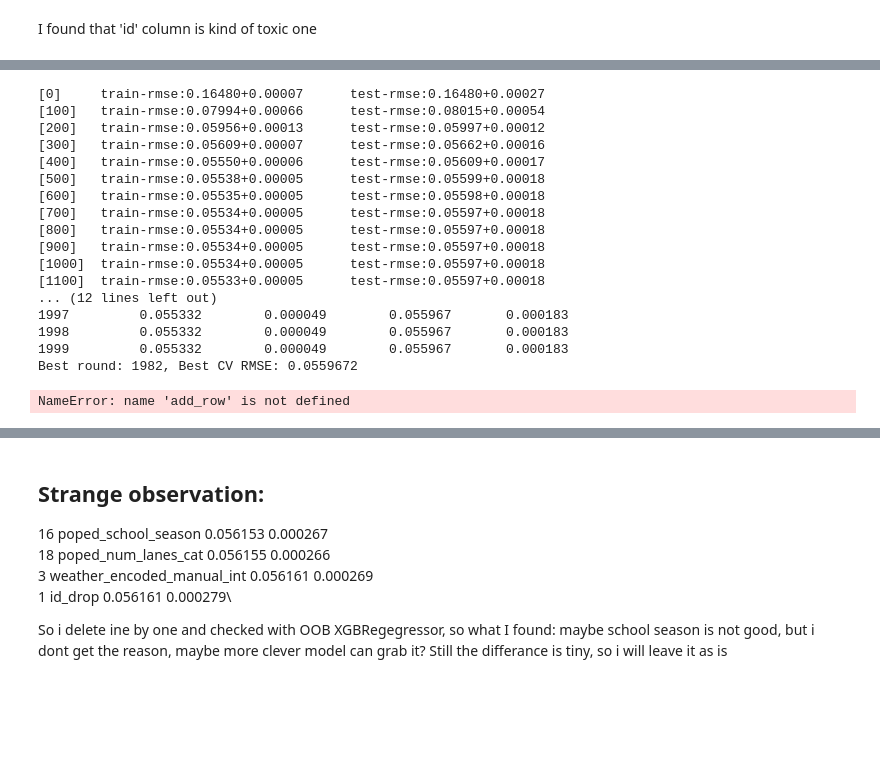
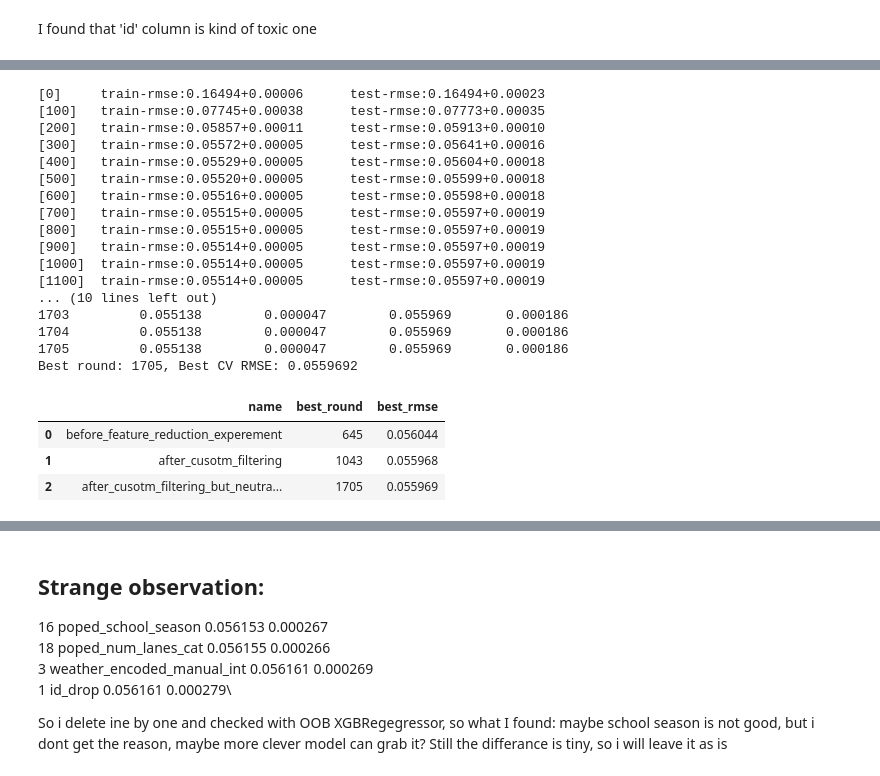
Before and after one commit to antlbn/Kaggle_competition_playground, a Jupyter notebook: road-accidents.ipynb, the cells around one changed output, grey strips where cells are left out. Saved outputs shown, nothing was run; the diff lists cells and outputs as text; code cells hidden in the pictures; blank space fills up the shorter version.

```diff
--- a/road-accidents.ipynb
+++ b/road-accidents.ipynb
@@ -218,0 +356,24 @@ Scoresy.head()
+# %%
+toxic=[]
+neutral = []
+
+tol = 1e-6
+
+for f in X.columns:
+    X_reduced = X.copy()
+
+    X_reduced.pop(f)
+    X_reduced.drop(columns=toxic, errors='ignore', inplace=True)
+    Score = get_scored(X_reduced,y)
+
+    mean_score = np.sqrt(-1*Score.mean())
+    best_mean = Scoresy['mean'].min() if not Scoresy.empty else 0
+
+    if (best_mean - mean_score) > 1e-6:
+        toxic.append(f)
+        print(f'{f} to toxic')
+    elif abs(mean_score - best_mean) <= tol:
+        toxic.append(f)
+        neutral.append(f)
+        print(f'{f} to neutral')
+    Scoresy = save_score(Score, Scoresy, f'poped_{f}')
@@ -219,5 +426,2 @@ Scoresy.head()
 # %%
 X.info()
-# %%
-model = XGBRegressor(enable_categorical=True)
-model.fit(X,y)
@@ -226,3 +427,0 @@ plot_importance(model)
-# %%
-X['weather'] = X['weather'].map({'clear': 0, 'foggy': 1, 'rainy':2})
-X['weather'] = X['weather'].astype('category')
@@ -519,28 +471,33 @@ sns.relplot(y=Scoresy['mean'], x=Scoresy.index,kind="line")
 # %%
-best_rmse, best_round, cv_result =  get_scored_m2(X_reduced,y)
+best_rmse, best_round, cv_result =  get_scored_m2(X_toxic,y)
 
 Scoresy_m2 = add_row(
     Scoresy_m2,
-    name='after_cusotm_filtering',
+    name='after_cusotm_filtering_but_neutral included',
     best_round=best_round,
     best_rmse=best_rmse
 )
+
+Scoresy_m2
 # %% [output]
-[0]     train-rmse:0.16480+0.00007      test-rmse:0.16480+0.00027
-[100]   train-rmse:0.07994+0.00066      test-rmse:0.08015+0.00054
-[200]   train-rmse:0.05956+0.00013      test-rmse:0.05997+0.00012
-[300]   train-rmse:0.05609+0.00007      test-rmse:0.05662+0.00016
-[400]   train-rmse:0.05550+0.00006      test-rmse:0.05609+0.00017
-[500]   train-rmse:0.05538+0.00005      test-rmse:0.05599+0.00018
-[600]   train-rmse:0.05535+0.00005      test-rmse:0.05598+0.00018
-[700]   train-rmse:0.05534+0.00005      test-rmse:0.05597+0.00018
-[800]   train-rmse:0.05534+0.00005      test-rmse:0.05597+0.00018
-[900]   train-rmse:0.05534+0.00005      test-rmse:0.05597+0.00018
-[1000]  train-rmse:0.05534+0.00005      test-rmse:0.05597+0.00018
-[1100]  train-rmse:0.05533+0.00005      test-rmse:0.05597+0.00018
-... (12 lines left out)
-1997         0.055332        0.000049        0.055967       0.000183
-1998         0.055332        0.000049        0.055967       0.000183
-1999         0.055332        0.000049        0.055967       0.000183
-Best round: 1982, Best CV RMSE: 0.0559672
+[0]     train-rmse:0.16494+0.00006      test-rmse:0.16494+0.00023
+[100]   train-rmse:0.07745+0.00038      test-rmse:0.07773+0.00035
+[200]   train-rmse:0.05857+0.00011      test-rmse:0.05913+0.00010
+[300]   train-rmse:0.05572+0.00005      test-rmse:0.05641+0.00016
+[400]   train-rmse:0.05529+0.00005      test-rmse:0.05604+0.00018
+[500]   train-rmse:0.05520+0.00005      test-rmse:0.05599+0.00018
+[600]   train-rmse:0.05516+0.00005      test-rmse:0.05598+0.00018
+[700]   train-rmse:0.05515+0.00005      test-rmse:0.05597+0.00019
+[800]   train-rmse:0.05515+0.00005      test-rmse:0.05597+0.00019
+[900]   train-rmse:0.05514+0.00005      test-rmse:0.05597+0.00019
+[1000]  train-rmse:0.05514+0.00005      test-rmse:0.05597+0.00019
+[1100]  train-rmse:0.05514+0.00005      test-rmse:0.05597+0.00019
+... (10 lines left out)
+1703         0.055138        0.000047        0.055969       0.000186
+1704         0.055138        0.000047        0.055969       0.000186
+1705         0.055138        0.000047        0.055969       0.000186
+Best round: 1705, Best CV RMSE: 0.0559692
-NameError: name 'add_row' is not defined
+|  | name | best_round | best_rmse |
+| 0 | before_feature_reduction_experement | 645 | 0.056044 |
+| 1 | after_cusotm_filtering | 1043 | 0.055968 |
+| 2 | after_cusotm_filtering_but_neutra... | 1705 | 0.055969 |
```
Also changed, not shown: parts of 160 cells of this notebook.
